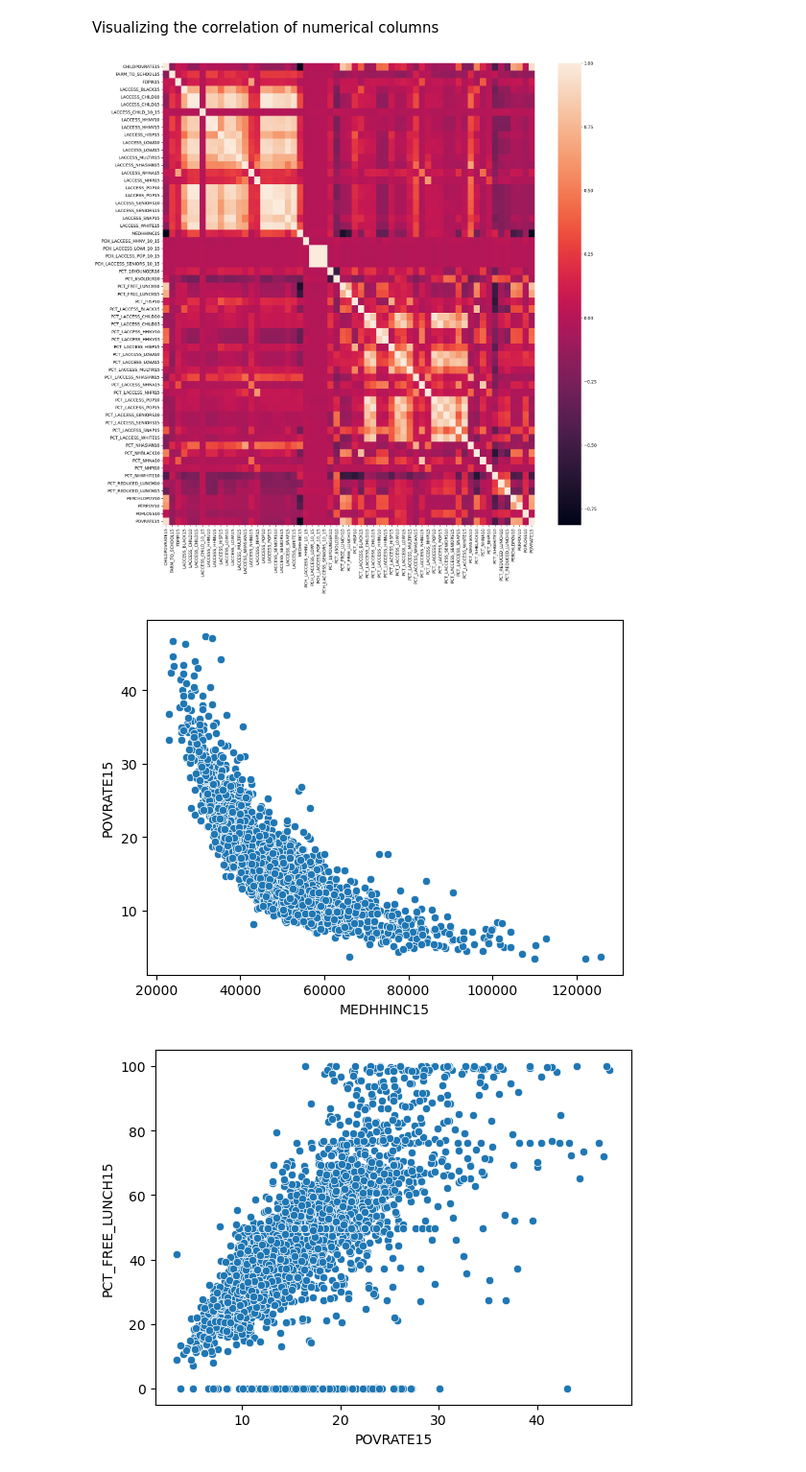
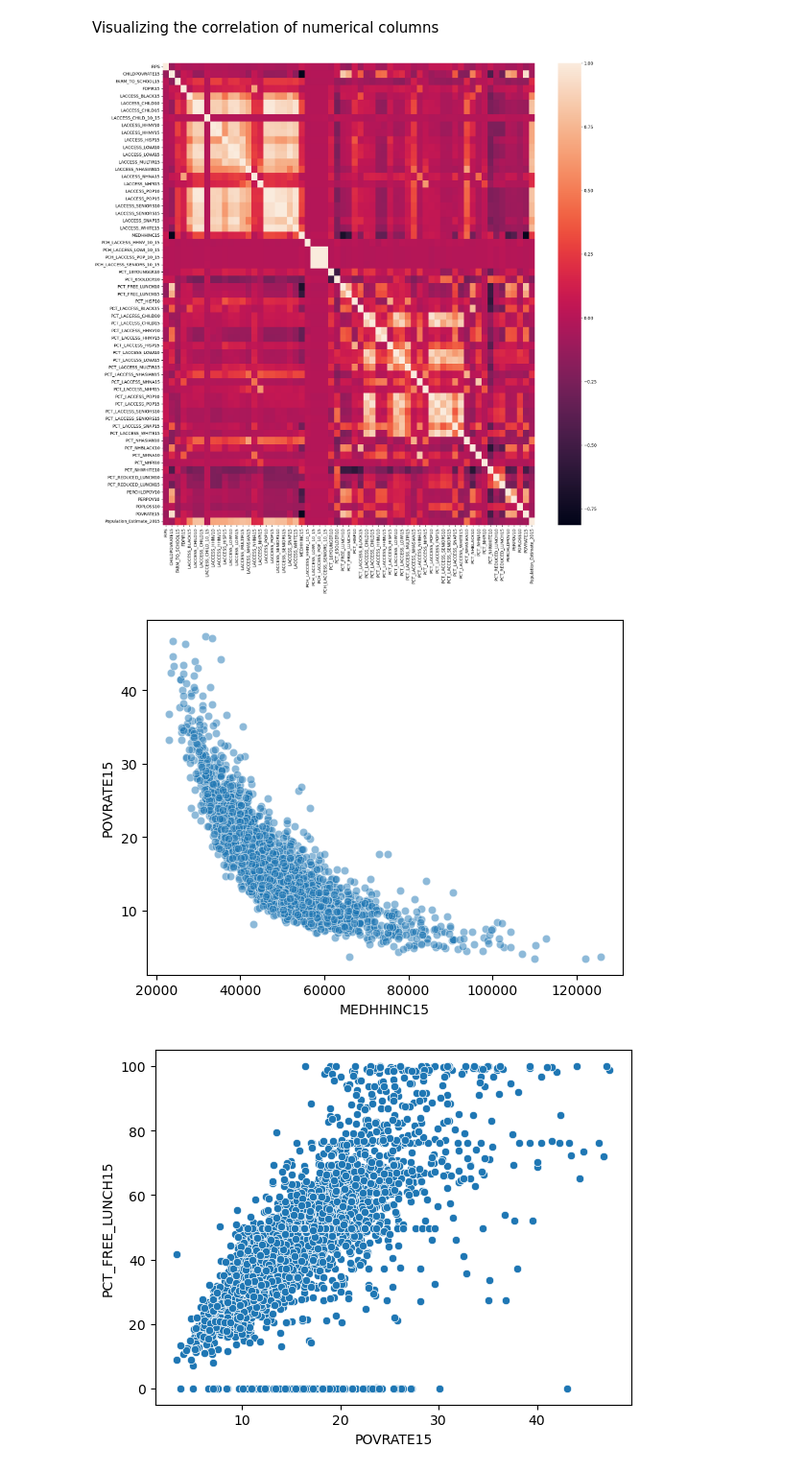
Before and after one commit to gabbycjames/DataScience_Capstone, a Jupyter notebook: EDA.ipynb, the cells around one changed output. Shown: that part at 96% size. Cells and saved outputs as stored; diff of their text form; code cells hidden in the pictures.

```diff
--- a/EDA.ipynb
+++ b/EDA.ipynb
@@ -107,16 +104,16 @@ Visualizing the correlation of numerical columns
 #plt.show()
 # %%
 plt.figure(figsize=(20,20))
-_ = sns.heatmap(df.iloc[:,3:64].corr(), annot=False)
+_ = sns.heatmap(df.corr(numeric_only=True), annot=False)
 plt.show()
 # %% [output]
-[figure, old version]
+[figure, new version]
 # %%
 # Plot POVRATE15 against Median Household Income 2015
-_ = sns.scatterplot(data=df, x='MEDHHINC15', y='POVRATE15')
+_ = sns.scatterplot(data=df, x='MEDHHINC15', y='POVRATE15', alpha=0.5)
 plt.show()
 # %% [output]
-[figure, old version]
+[figure, new version]
 # %%
 # Plot POVRATE15 against Percent Free Lunch 2015
 _ = sns.scatterplot(data=df, x='POVRATE15', y='PCT_FREE_LUNCH15')
```
Also changed, not shown: parts of 3 cells of this notebook.
